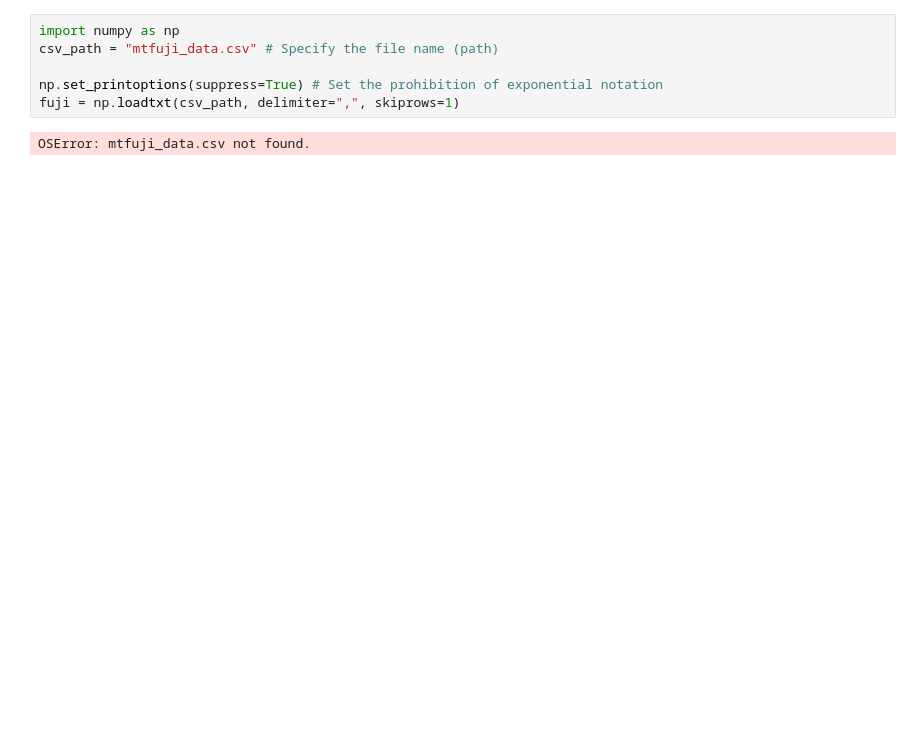
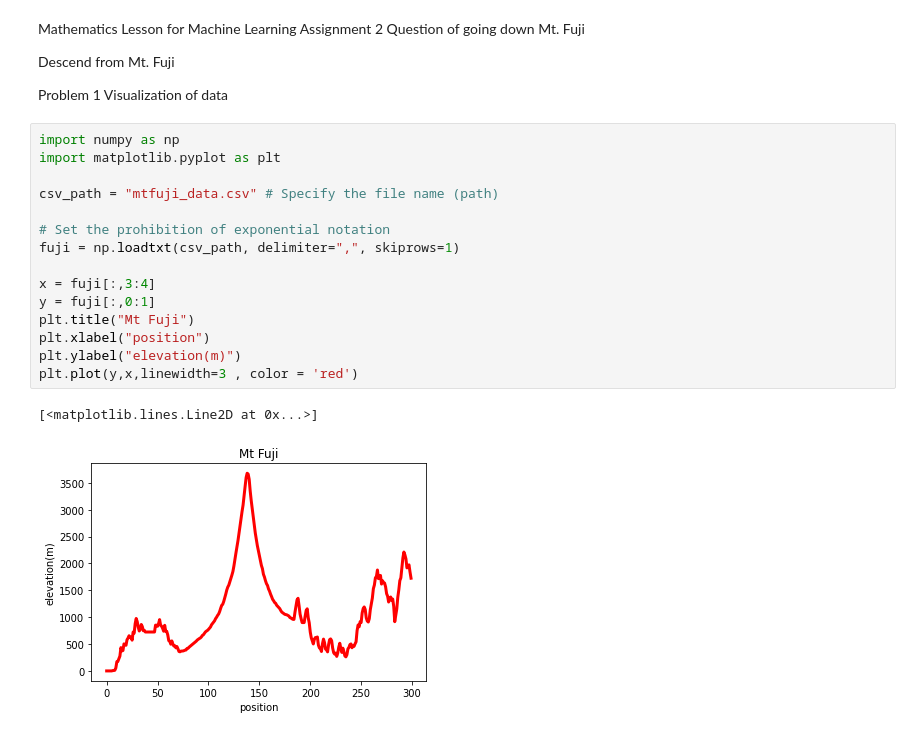
Before and after one commit to Sonomdash/DiveIntoCode, a Jupyter notebook: ML2021 _Week2 Mathematics for Machine Learning/Assignment_2_going_down_fuji.ipynb, the cells around one changed output. Drawn from its saved outputs; the diff is of its cells as text; blank space fills up the shorter version.

```diff
--- a/ML2021 _Week2 Mathematics for Machine Learning/Assignment_2_going_down_fuji.ipynb
+++ b/ML2021 _Week2 Mathematics for Machine Learning/Assignment_2_going_down_fuji.ipynb
@@ -1,8 +1,25 @@
+# %% [markdown]
+Mathematics Lesson for Machine Learning Assignment 2 Question of going down Mt. Fuji
+
+
+Descend from Mt. Fuji
+
+Problem 1 Visualization of data
 # %%
 import numpy as np
+import matplotlib.pyplot as plt
+
 csv_path = "mtfuji_data.csv" # Specify the file name (path)
 
-np.set_printoptions(suppress=True) # Set the prohibition of exponential notation
+# Set the prohibition of exponential notation
 fuji = np.loadtxt(csv_path, delimiter=",", skiprows=1)
+
+x = fuji[:,3:4]
+y = fuji[:,0:1]
+plt.title("Mt Fuji")
+plt.xlabel("position")
+plt.ylabel("elevation(m)")
+plt.plot(y,x,linewidth=3 , color = 'red')
 # %% [output]
-OSError: mtfuji_data.csv not found.
+[<matplotlib.lines.Line2D at 0x...>]
+[figure, added]
```
Also changed, not shown: parts of 2 cells of this notebook, 2 other files.
